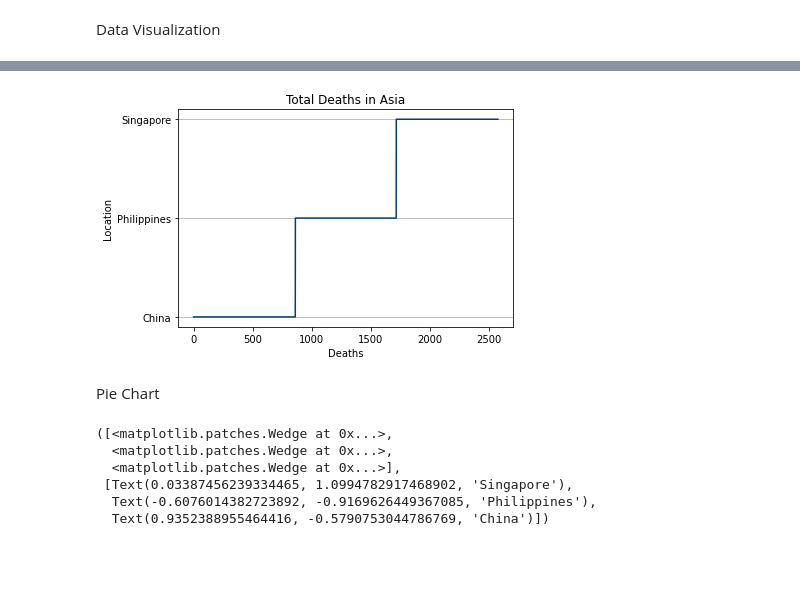
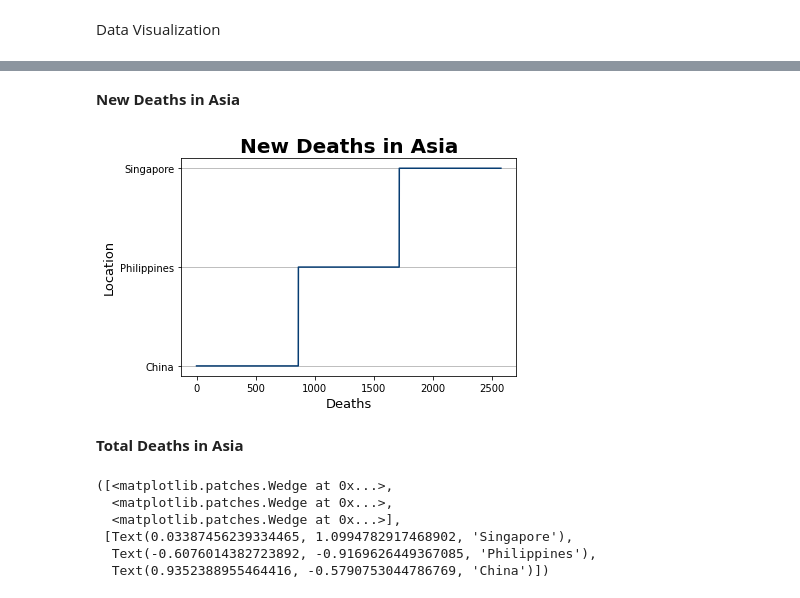
Before and after one commit to krisanndesiderio/SYSTEM-TRON, a Jupyter notebook: COVID19_Case_Surveillance_Public_Use_Data.ipynb, the cells around one changed output, grey strips where cells are left out. Cells and saved outputs as stored; diff of their text form; code cells hidden in the pictures; blank space fills up the shorter version.

```diff
--- a/COVID19_Case_Surveillance_Public_Use_Data.ipynb
+++ b/COVID19_Case_Surveillance_Public_Use_Data.ipynb
@@ -93,20 +98,22 @@ Line Graph
+# %% [markdown]
+**New Deaths in Asia**
 # %%
-a = np.array(dataset['total_deaths'])
+a = np.array(dataset['new_deaths'])
 a = np.array(dataset['location'])
 
 
 plt.ticklabel_format(style='plain')
 plt.plot(a, c='#063c72')
-plt.title("Total Deaths in Asia")
-plt.xlabel("Deaths")
-plt.ylabel("Location")
+plt.title("New Deaths in Asia", fontweight="bold", fontsize=20)
+plt.xlabel("Deaths", fontsize=13)
+plt.ylabel("Location", fontsize=13)
 plt.grid(axis='y')
 
 plt.show()
 # %% [output]
-[figure, old version]
+[figure, new version]
-# %% [markdown]
-Pie Chart
+# %% [markdown]
+**Total Deaths in Asia**
 # %%
 import matplotlib.pyplot as plt
 
```
Also changed, not shown: parts of 9 cells of this notebook.
